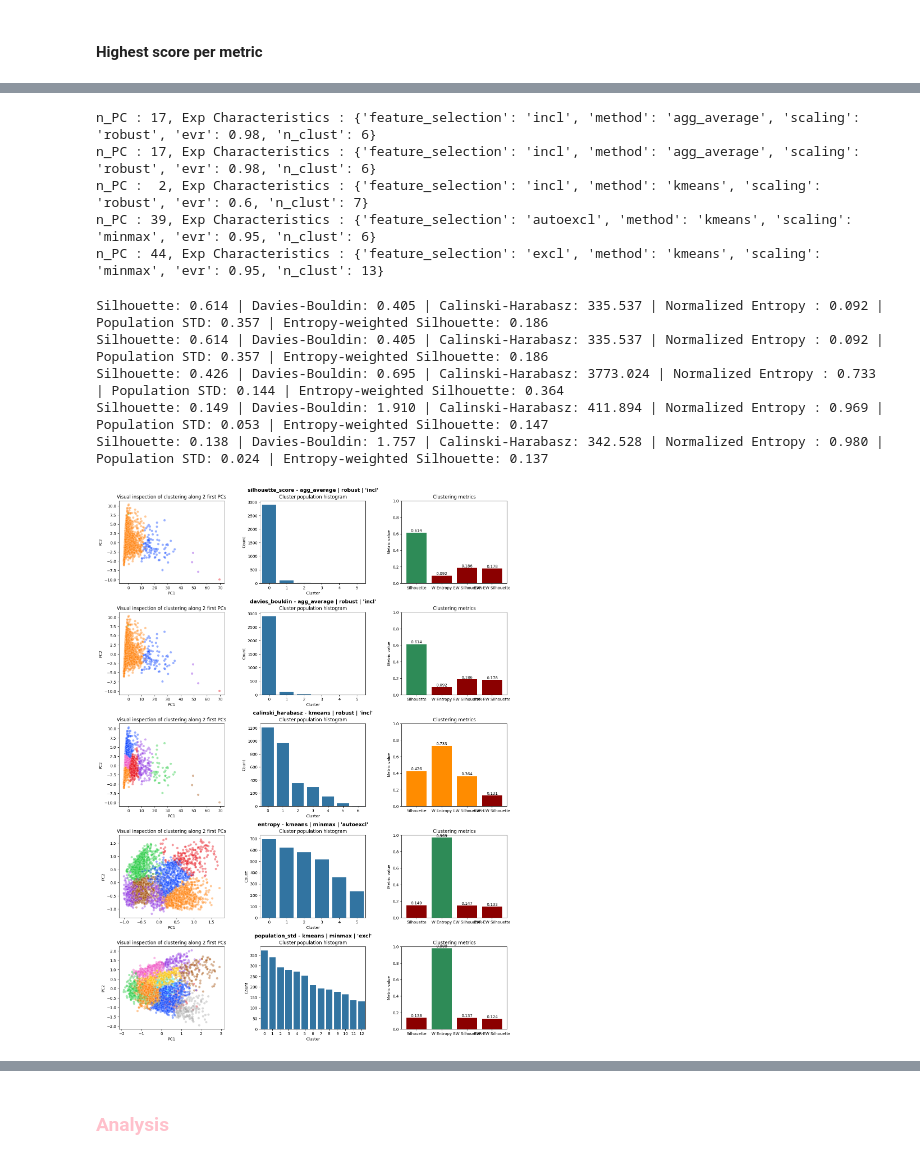
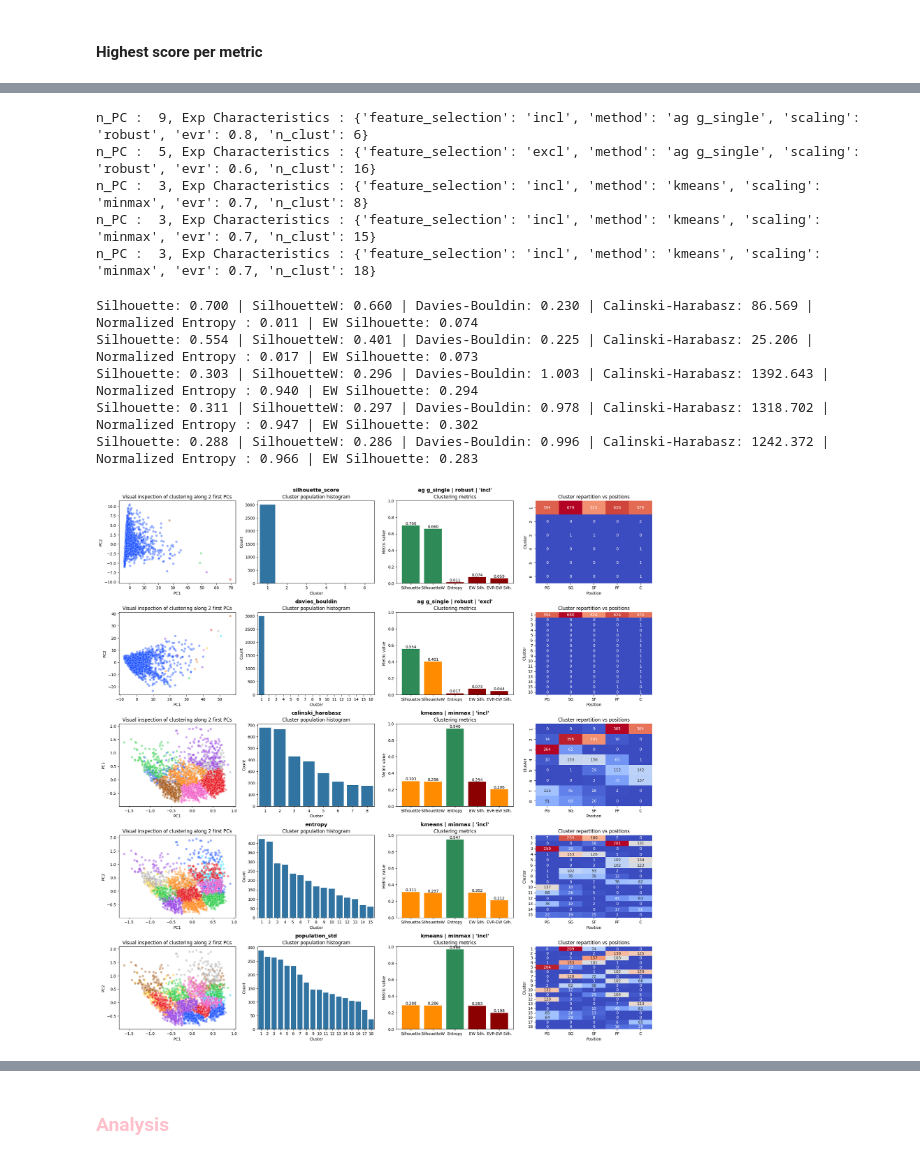
Before and after one commit to arnaud-odet/Roster_Building, a Jupyter notebook: notebooks/clustering.ipynb, the cells around one changed output, grey strips where cells are left out. Saved outputs shown, nothing was run; the diff lists cells and outputs as text; code cells hidden in the pictures.

```diff
--- a/notebooks/clustering.ipynb
+++ b/notebooks/clustering.ipynb
@@ -252,4 +273,4 @@ Feature Selection : autoexcl
 # %%
-clusterer = Clusterer(alpha= 0.5, beta = 2)
+clusterer = Clusterer(alpha= 0.5, beta = 0)
 clusterer.last_version
 # %% [output]
@@ -257,5 +278,5 @@ clusterer.last_version
 # %%
-# cdf = clusterer.rdf.copy()
-cdf = clusterer.load_results(3)
+cdf = clusterer.rdf.copy()
+# cdf = clusterer.load_results(3)
 display(cdf.sort_values(by = 'evr_e_w_silhouette', ascending=False).head(5))
 # %% [output]
@@ -354,59 +362,37 @@ population_std
-# %%
-target_n_clust = 6 # Set to 2 to ignore
-target_evr = 0.6 # Set to 0.4 to ignore
-top_k = 10
-ref_metric = 'evr_e_w_silhouette'
-
-top_clusterings = {}
-for k,v in METRICS_ASC.items():
-    _tdf = cdf[(cdf['n_clust']>= target_n_clust) & (cdf['evr']>= target_evr)].sort_values(by = k, ascending= v).head(top_k).reset_index(drop=True)
-    best_index = _tdf.sort_values(by = ref_metric, ascending=False).index[0]
-    params = []
-    for index,row in _tdf.iterrows():
-        params.append({'feature_selection': row['feature_selection'], 'method': row['method'], 'scaling':row['scaling'], 'evr':row['evr'], 'n_clust':row['n_clust']})
-    top_clusterings[k] = {'best_index':best_index, 'n_PC':_tdf.loc[best_index,'n_PC'], 'params' : params}
 # %%
-for method in METRICS_ASC.keys() :
+for method in clusterer.metrics.keys() :
     item = top_clusterings[method]['params'][top_clusterings[method]['best_index']]
     print(f"n_PC : {top_clusterings[method]['n_PC']:>2}, Exp Characteristics : {item}")
 # %% [output]
-n_PC : 17, Exp Characteristics : {'feature_selection': 'incl', 'method': 'agg_average', 'scaling': 'robust', 'evr': 0.98, 'n_clust': 6}
-n_PC : 17, Exp Characteristics : {'feature_selection': 'incl', 'method': 'agg_average', 'scaling': 'robust', 'evr': 0.98, 'n_clust': 6}
-n_PC :  2, Exp Characteristics : {'feature_selection': 'incl', 'method': 'kmeans', 'scaling': 'robust', 'evr': 0.6, 'n_clust': 7}
-n_PC : 39, Exp Characteristics : {'feature_selection': 'autoexcl', 'method': 'kmeans', 'scaling': 'minmax', 'evr': 0.95, 'n_clust': 6}
-n_PC : 44, Exp Characteristics : {'feature_selection': 'excl', 'method': 'kmeans', 'scaling': 'minmax', 'evr': 0.95, 'n_clust': 13}
+n_PC :  9, Exp Characteristics : {'feature_selection': 'incl', 'method': 'ag g_single', 'scaling': 'robust', 'evr': 0.8, 'n_clust': 6}
+n_PC :  5, Exp Characteristics : {'feature_selection': 'excl', 'method': 'ag g_single', 'scaling': 'robust', 'evr': 0.6, 'n_clust': 16}
+n_PC :  3, Exp Characteristics : {'feature_selection': 'incl', 'method': 'kmeans', 'scaling': 'minmax', 'evr': 0.7, 'n_clust': 8}
+n_PC :  3, Exp Characteristics : {'feature_selection': 'incl', 'method': 'kmeans', 'scaling': 'minmax', 'evr': 0.7, 'n_clust': 15}
+n_PC :  3, Exp Characteristics : {'feature_selection': 'incl', 'method': 'kmeans', 'scaling': 'minmax', 'evr': 0.7, 'n_clust': 18}
 # %%
 n_methods = len([k for k,v in top_clusterings.items() if v['n_PC'] > 1])
-fig, axs = plt.subplots(n_methods,3, figsize = (15,4 * n_methods));
+fig, axs = plt.subplots(n_methods,4, figsize = (20,4 * n_methods));
 i = 0
+annot_kws = {'xy': (0.5, 1.05), 'xytext':(0, 10), 'xycoords':'axes fraction', 'textcoords':'offset points', 'ha':'center', 'va':'bottom', 'fontsize':13, 'fontweight':'bold', 'clip_on':False}
 for metric in METRICS_ASC.keys() :
     item = top_clusterings[metric]['params'][top_clusterings[metric]['best_index']]
     n_PC = top_clusterings[metric]['n_PC']
     if not n_PC == 1 :
-        clusterer.plot_clustering(**item, axs =( axs[i,0], axs[i,1], axs[i,2]))
-        axs[i,1].annotate(f"{metric} - {item['method']} | {item['scaling']} | '{item['feature_selection']}'",
-                            xy=(0.5, 1.05),            # Position at the TOP of axes
-                            xycoords='axes fraction',
-                            xytext=(0, 10),            # Offset 10 points above
-                            textcoords='offset points',
-                            ha='center',
-                            va='bottom',               # Align from bottom
-                            fontsize=13,
-                            fontweight='bold',
-                            clip_on=False)
+        clusterer.plot_clustering(**item, axs =( axs[i,0], axs[i,1], axs[i,2], axs[i,3]))
+        axs[i,1].annotate(f"{metric}", **annot_kws)
+        axs[i,2].annotate(f"{item['method']} | {item['scaling']} | '{item['feature_selection']}'", **annot_kws)
         i+=1
     else :
         print(f"{metric} : Required {n_PC} PC to reach EVR of {item['evr']}")
-
 plt.tight_layout()
 plt.show()
 # %% [output]
-Silhouette: 0.614 | Davies-Bouldin: 0.405 | Calinski-Harabasz: 335.537 | Normalized Entropy : 0.092 | Population STD: 0.357 | Entropy-weighted Silhouette: 0.186
-Silhouette: 0.614 | Davies-Bouldin: 0.405 | Calinski-Harabasz: 335.537 | Normalized Entropy : 0.092 | Population STD: 0.357 | Entropy-weighted Silhouette: 0.186
-Silhouette: 0.426 | Davies-Bouldin: 0.695 | Calinski-Harabasz: 3773.024 | Normalized Entropy : 0.733 | Population STD: 0.144 | Entropy-weighted Silhouette: 0.364
-Silhouette: 0.149 | Davies-Bouldin: 1.910 | Calinski-Harabasz: 411.894 | Normalized Entropy : 0.969 | Population STD: 0.053 | Entropy-weighted Silhouette: 0.147
-Silhouette: 0.138 | Davies-Bouldin: 1.757 | Calinski-Harabasz: 342.528 | Normalized Entropy : 0.980 | Population STD: 0.024 | Entropy-weighted Silhouette: 0.137
+Silhouette: 0.700 | SilhouetteW: 0.660 | Davies-Bouldin: 0.230 | Calinski-Harabasz: 86.569 | Normalized Entropy : 0.011 | EW Silhouette: 0.074
+Silhouette: 0.554 | SilhouetteW: 0.401 | Davies-Bouldin: 0.225 | Calinski-Harabasz: 25.206 | Normalized Entropy : 0.017 | EW Silhouette: 0.073
+Silhouette: 0.303 | SilhouetteW: 0.296 | Davies-Bouldin: 1.003 | Calinski-Harabasz: 1392.643 | Normalized Entropy : 0.940 | EW Silhouette: 0.294
+Silhouette: 0.311 | SilhouetteW: 0.297 | Davies-Bouldin: 0.978 | Calinski-Harabasz: 1318.702 | Normalized Entropy : 0.947 | EW Silhouette: 0.302
+Silhouette: 0.288 | SilhouetteW: 0.286 | Davies-Bouldin: 0.996 | Calinski-Harabasz: 1242.372 | Normalized Entropy : 0.966 | EW Silhouette: 0.283
-[figure, old version]
+[figure, new version]
 # %%
 metric = 'calinski_harabasz'
 item = top_clusterings[metric]['params'][top_clusterings[metric]['best_index']]
```
Also changed, not shown: parts of 22 cells of this notebook, 2 other files.
